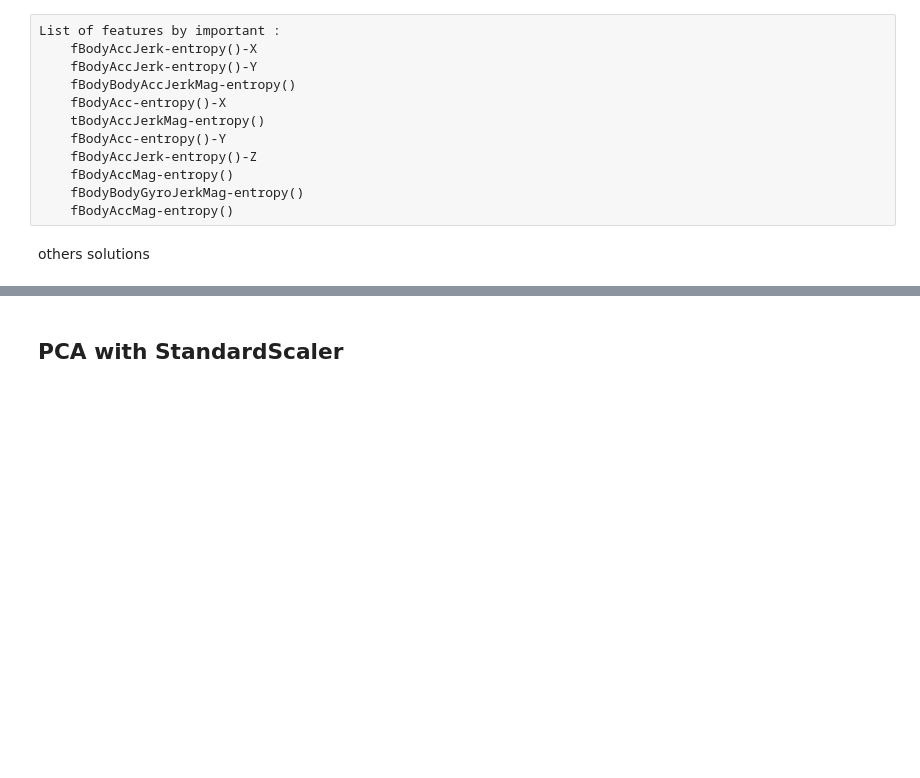
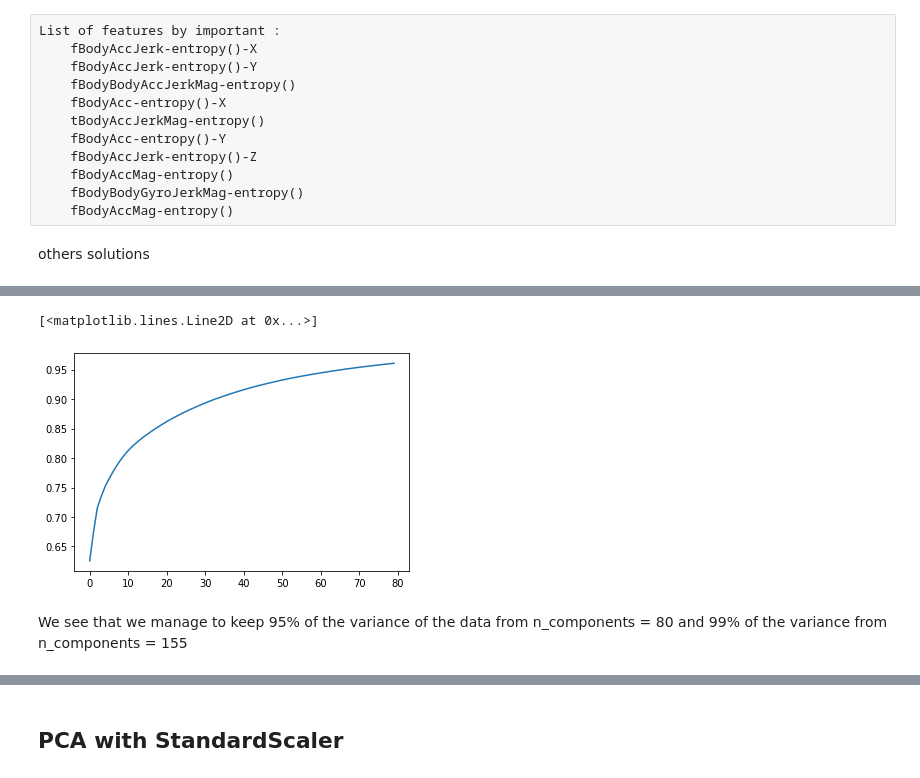
Before and after one commit to tatiana-martinez/ML_Cluster_HumanActivity_Smartphones, a Jupyter notebook: Human_Activity_Smartphones.ipynb, the cells around one changed output, grey strips where cells are left out. Cells and saved outputs as stored; diff of their text form; code cells hidden in the pictures; blank space fills up the shorter version.

```diff
--- a/Human_Activity_Smartphones.ipynb
+++ b/Human_Activity_Smartphones.ipynb
@@ -724,0 +797,7 @@ others solutions
+# %%
+#import library
+from sklearn.decomposition import PCA
+modelpca1=PCA(n_components=80)#at least 2 even 1 is enough here
+Xpca=modelpca1.fit_transform(X)
+Xpca
+np.cumsum(modelpca1.explained_variance_ratio_)
@@ -724,0 +821,7 @@ others solutions
+# %%
+plt.plot(np.cumsum(modelpca1.explained_variance_ratio_))
+# %% [output]
+[<matplotlib.lines.Line2D at 0x...>]
+[figure, added]
+# %% [markdown]
+We see that we manage to keep 95% of the variance of the data from n_components = 80 and 99% of the variance from n_components = 155
```
Also changed, not shown: parts of 86 cells of this notebook, 4 other files.
